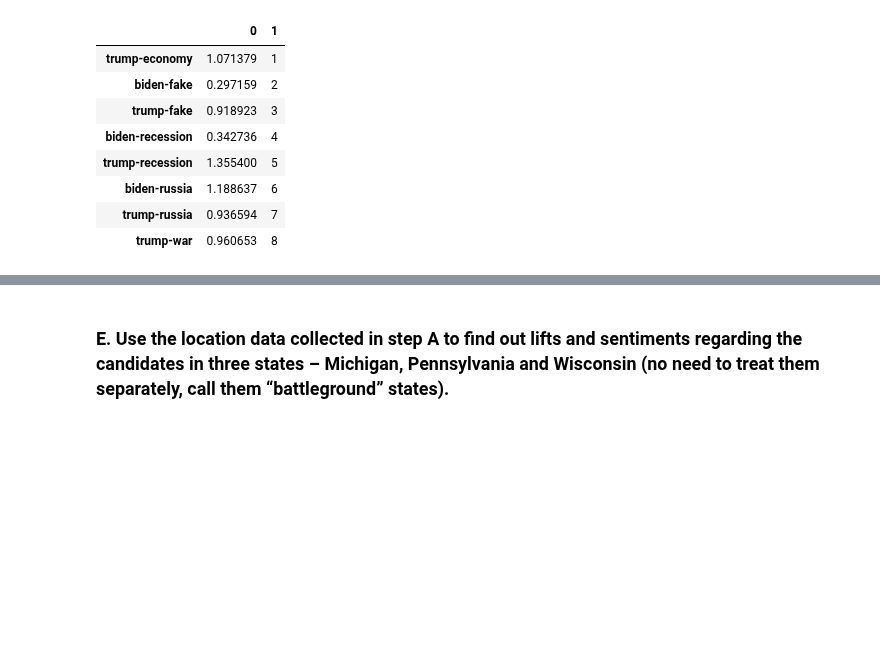
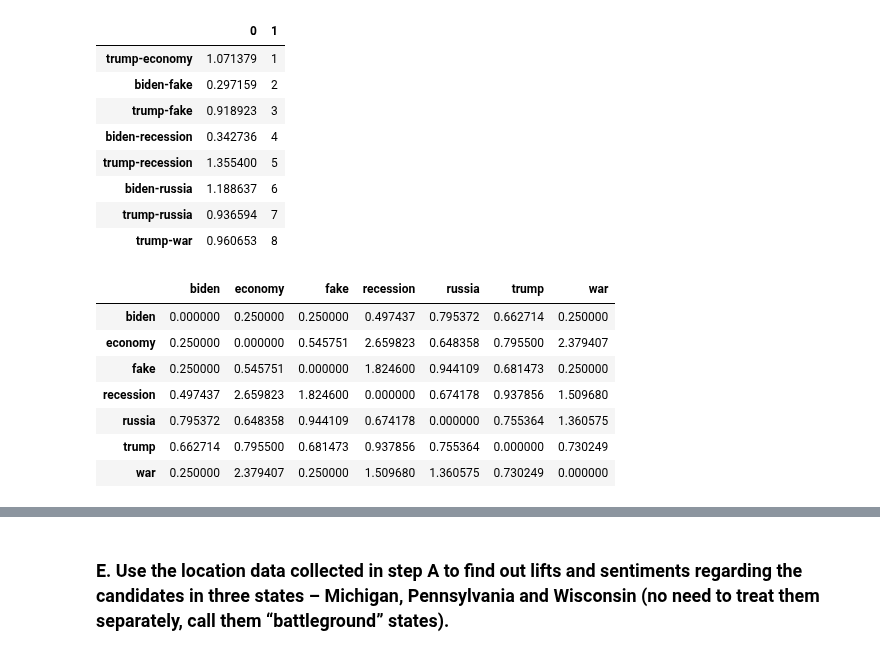
Before and after one commit to abhi-vik/ugc-analytics, a Jupyter notebook: assignments/second/assignment-2.ipynb, the cells around one changed output, grey strips where cells are left out. Drawn from its saved outputs; the diff is of its cells as text; code cells hidden in the pictures; blank space fills up the shorter version.

```diff
--- a/assignments/second/assignment-2.ipynb
+++ b/assignments/second/assignment-2.ipynb
@@ -345,12 +345,26 @@ new_df
 | trump-russia | 0.936594 | 7 |
 | trump-war | 0.960653 | 8 |
 # %%
+# no nans
+lift_matrix = lift_matrix + 0.5
+lift_matrix.replace(np.nan, 0, inplace=True)
 # MDS Plot
 seed = np.random.RandomState(seed=3)
 mds = manifold.MDS(n_components=2, max_iter=3000, eps=1e-9,
       random_state=seed, dissimilarity="euclidean", n_jobs=1)
-results = mds.fit(new_df)
+results = mds.fit(lift_matrix)
 coords = results.embedding_
+
+lift_matrix
+# %% [output]
+|  | biden | economy | fake | recession | russia | trump | war |
+| biden | 0.000000 | 0.250000 | 0.250000 | 0.497437 | 0.795372 | 0.662714 | 0.250000 |
+| economy | 0.250000 | 0.000000 | 0.545751 | 2.659823 | 0.648358 | 0.795500 | 2.379407 |
+| fake | 0.250000 | 0.545751 | 0.000000 | 1.824600 | 0.944109 | 0.681473 | 0.250000 |
+| recession | 0.497437 | 2.659823 | 1.824600 | 0.000000 | 0.674178 | 0.937856 | 1.509680 |
+| russia | 0.795372 | 0.648358 | 0.944109 | 0.674178 | 0.000000 | 0.755364 | 1.360575 |
+| trump | 0.662714 | 0.795500 | 0.681473 | 0.937856 | 0.755364 | 0.000000 | 0.730249 |
+| war | 0.250000 | 2.379407 | 0.250000 | 1.509680 | 1.360575 | 0.730249 | 0.000000 |
 # %%
 plt.figure(num=None, figsize=(8, 6), dpi=80, facecolor='w', edgecolor='k')
 plt.subplots_adjust(bottom = 0.1)
```
Also changed, not shown: parts of 3 cells of this notebook.
